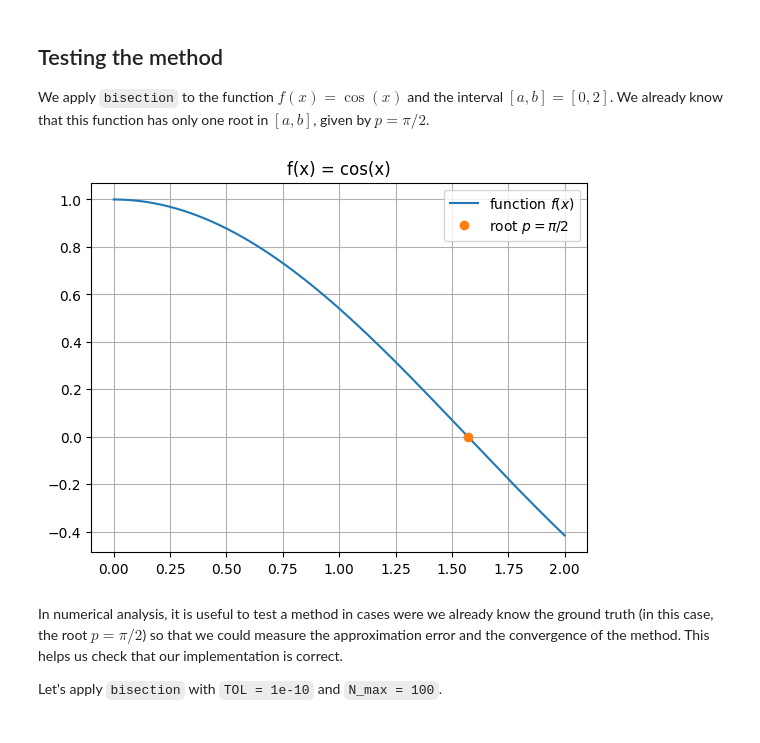
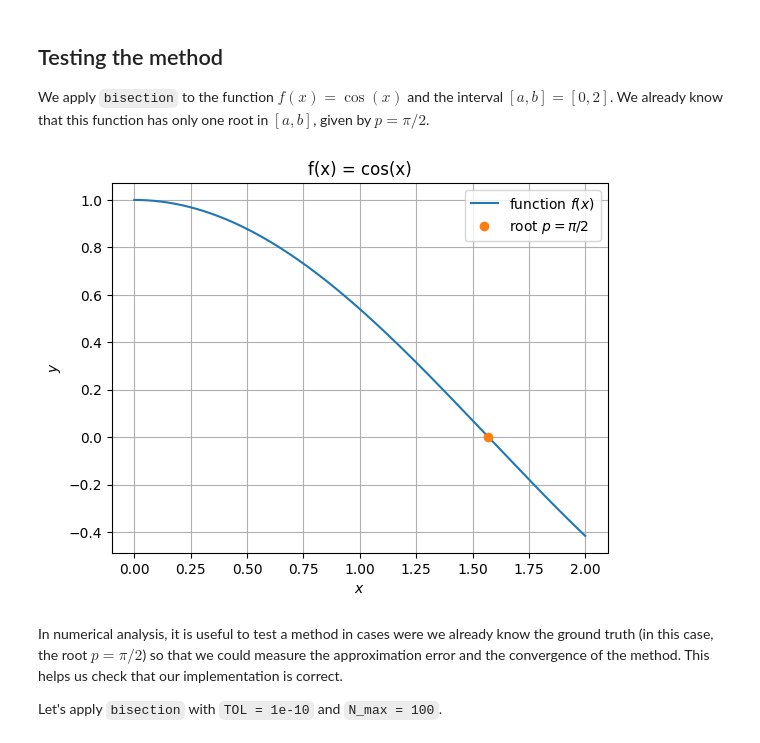
Before and after one commit to simone-brugiapaglia/numerical-analysis-notebooks, a Jupyter notebook: 03_bisection.ipynb, the cells around one changed output. Saved outputs shown, nothing was run; the diff lists cells and outputs as text; code cells hidden in the pictures.

```diff
--- a/03_bisection.ipynb
+++ b/03_bisection.ipynb
@@ -73,14 +73,18 @@ We apply `bisection` to the function $f(x) = \cos(x)$ and the interval $[a,b] =
 # %%
 f = lambda x: np.cos(x)
 x_grid = np.linspace(0,2,1000)
+p = math.pi/2
+
 plt.plot(x_grid, f(x_grid), label = 'function $f(x)$')
-plt.plot(math.pi/2, 0, 'o', label = 'root $p = \pi/2$')
+plt.plot(p, 0, 'o', label = 'root $p = \pi/2$')
 plt.grid()
 plt.title("f(x) = cos(x)")
+plt.xlabel('$x$')
+plt.ylabel('$y$')
 plt.legend()
 plt.show()
 # %% [output]
-[figure, old version]
+[figure, new version]
 # %% [markdown]
 In numerical analysis, it is useful to test a method in cases were we already know the ground truth (in this case, the root $p = \pi/2$) so that we could measure the approximation error and the convergence of the method. This helps us check that our implementation is correct.
 
```
Also changed, not shown: parts of 2 cells of this notebook, 3 other files.
